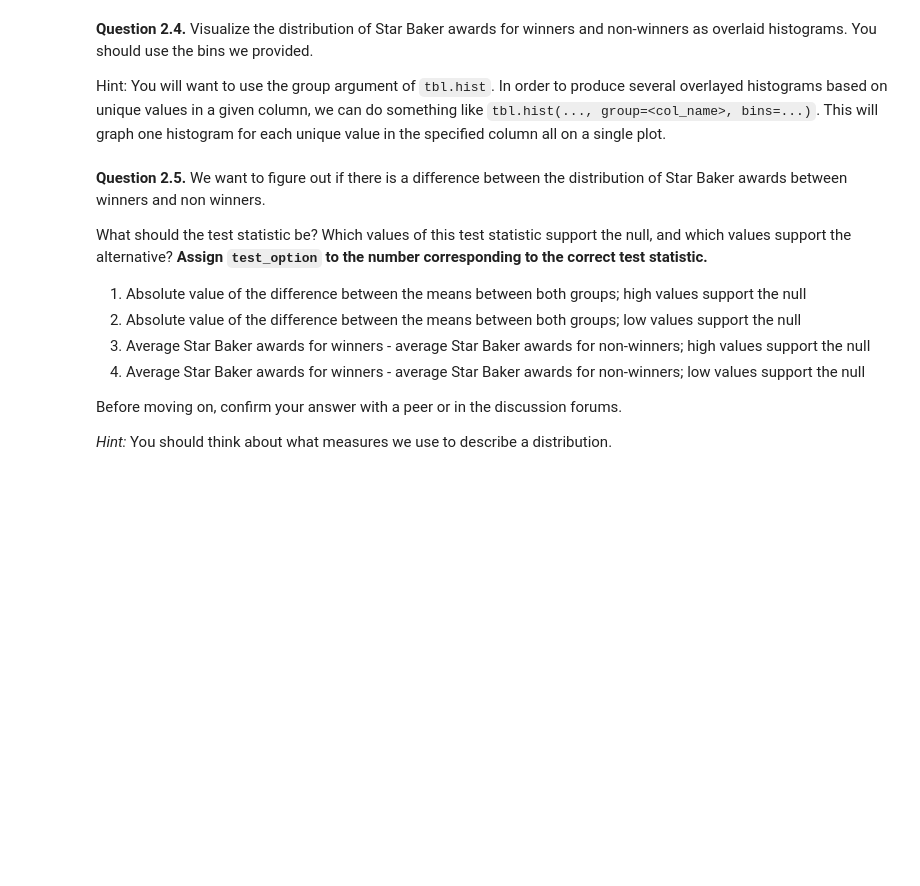
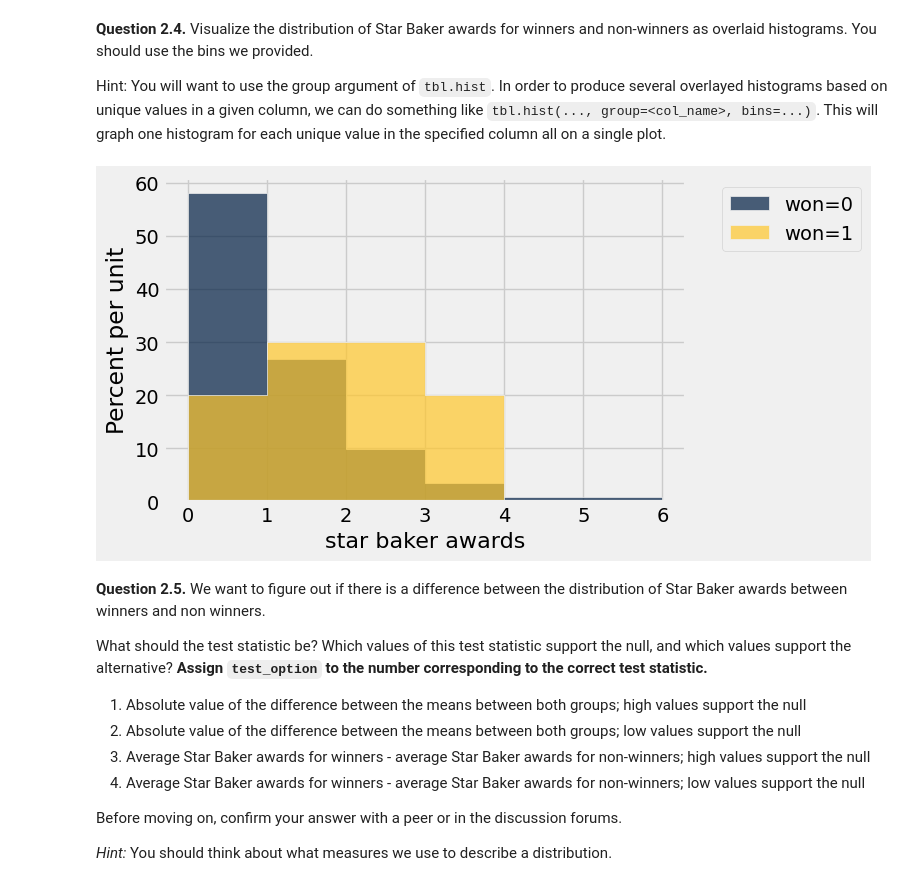
Before and after one commit to loganmroczek/24-Fall-Data1350, a Jupyter notebook: lab07-1/lab07/lab07.ipynb, the cells around one changed output. Drawn from its saved outputs; the diff is of its cells as text; code cells hidden in the pictures; blank space fills up the shorter version.

```diff
--- a/lab07-1/lab07/lab07.ipynb
+++ b/lab07-1/lab07/lab07.ipynb
@@ -128,7 +130,9 @@ q2_3 results: All test cases passed!
 Hint: You will want to use the group argument of `tbl.hist`. In order to produce several overlayed histograms based on unique values in a given column, we can do something like `tbl.hist(..., group=<col_name>, bins=...)`. This will graph one histogram for each unique value in the specified column all on a single plot.
 # %%
 useful_bins = np.arange(0, 7)
-means.hist()
+bakers.hist('star baker awards', group = 'won', bins= useful_bins)
+# %% [output]
+[figure, added]
 # %% [markdown]
 **Question 2.5.** We want to figure out if there is a difference between the distribution of Star Baker awards between winners and non winners.
 
```
Also changed, not shown: parts of 22 cells of this notebook, 2 other files.
